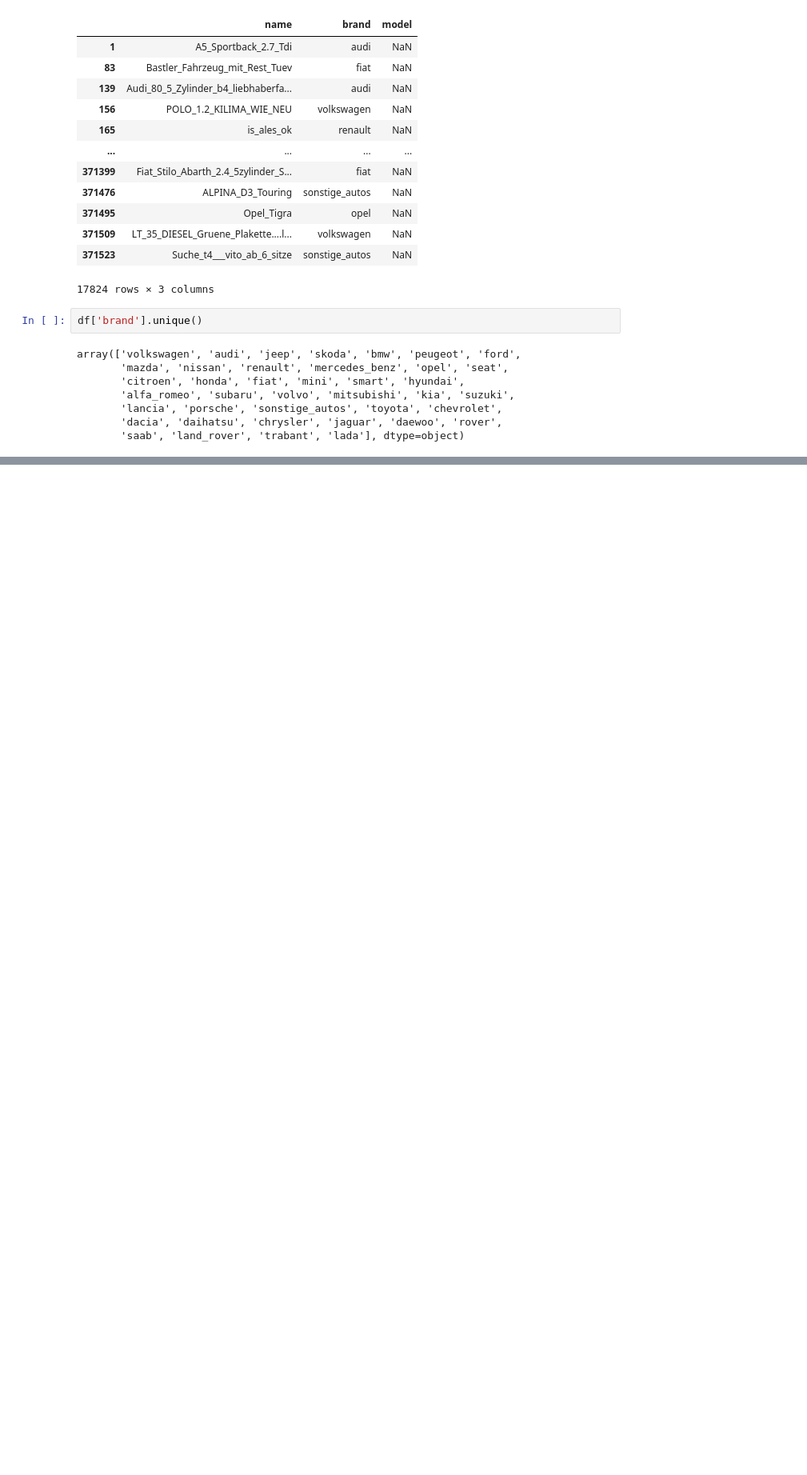
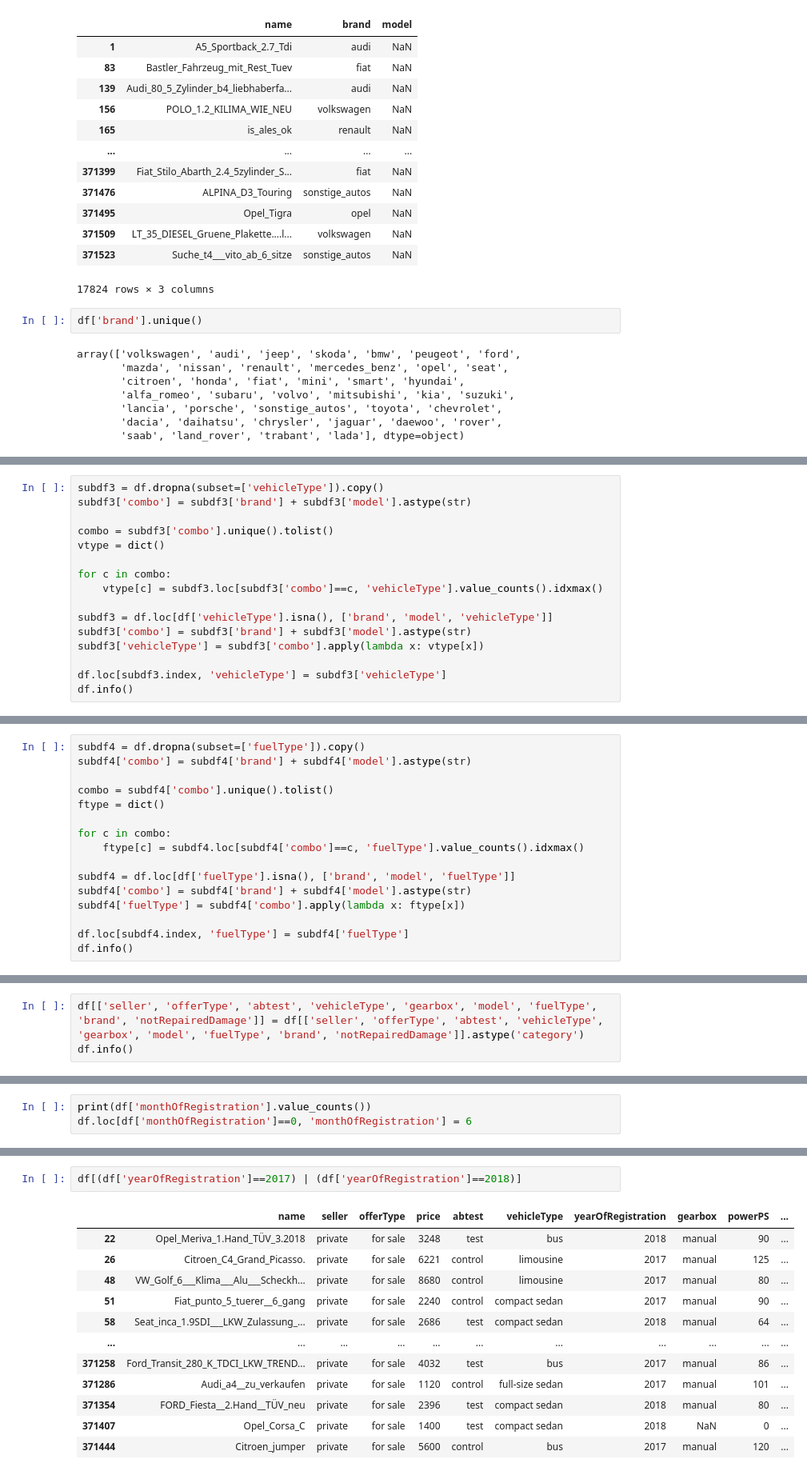
Before and after one commit to thomsu/Ebay-Car-Ads, a Jupyter notebook: CarRegression.ipynb, the cells around one changed output, grey strips where cells are left out. Shown at 80% size. Saved outputs shown, nothing was run; the diff lists cells and outputs as text; blank space fills up the shorter version.

Commit message:
fixing missing values

```diff
--- a/CarRegression.ipynb
+++ b/CarRegression.ipynb
@@ -370,0 +353,16 @@ subdf1[subdf1.isna().sum(axis=1)==5]
+# %%
+subdf3 = df.dropna(subset=['vehicleType']).copy()
+subdf3['combo'] = subdf3['brand'] + subdf3['model'].astype(str)
+
+combo = subdf3['combo'].unique().tolist()
+vtype = dict()
+
+for c in combo:
+    vtype[c] = subdf3.loc[subdf3['combo']==c, 'vehicleType'].value_counts().idxmax()
+
+subdf3 = df.loc[df['vehicleType'].isna(), ['brand', 'model', 'vehicleType']]
+subdf3['combo'] = subdf3['brand'] + subdf3['model'].astype(str)
+subdf3['vehicleType'] = subdf3['combo'].apply(lambda x: vtype[x])
+
+df.loc[subdf3.index, 'vehicleType'] = subdf3['vehicleType']
+df.info()
@@ -370,0 +387,16 @@ subdf1[subdf1.isna().sum(axis=1)==5]
+# %%
+subdf4 = df.dropna(subset=['fuelType']).copy()
+subdf4['combo'] = subdf4['brand'] + subdf4['model'].astype(str)
+
+combo = subdf4['combo'].unique().tolist()
+ftype = dict()
+
+for c in combo:
+    ftype[c] = subdf4.loc[subdf4['combo']==c, 'fuelType'].value_counts().idxmax()
+
+subdf4 = df.loc[df['fuelType'].isna(), ['brand', 'model', 'fuelType']]
+subdf4['combo'] = subdf4['brand'] + subdf4['model'].astype(str)
+subdf4['fuelType'] = subdf4['combo'].apply(lambda x: ftype[x])
+
+df.loc[subdf4.index, 'fuelType'] = subdf4['fuelType']
+df.info()
@@ -370,0 +421,3 @@ subdf1[subdf1.isna().sum(axis=1)==5]
+# %%
+df[['seller', 'offerType', 'abtest', 'vehicleType', 'gearbox', 'model', 'fuelType', 'brand', 'notRepairedDamage']] = df[['seller', 'offerType', 'abtest', 'vehicleType', 'gearbox', 'model', 'fuelType', 'brand', 'notRepairedDamage']].astype('category')
+df.info()
@@ -370,0 +442,3 @@ subdf1[subdf1.isna().sum(axis=1)==5]
+# %%
+print(df['monthOfRegistration'].value_counts())
+df.loc[df['monthOfRegistration']==0, 'monthOfRegistration'] = 6
@@ -370,0 +480,15 @@ subdf1[subdf1.isna().sum(axis=1)==5]
+# %%
+df[(df['yearOfRegistration']==2017) | (df['yearOfRegistration']==2018)]
+# %% [output]
+|  | name | seller | offerType | price | abtest | vehicleType | yearOfRegistration | gearbox | powerPS | ... |
+| 22 | Opel_Meriva_1.Hand_TÜV_3.2018 | private | for sale | 3248 | test | bus | 2018 | manual | 90 | ... |
+| 26 | Citroen_C4_Grand_Picasso. | private | for sale | 6221 | control | limousine | 2017 | manual | 125 | ... |
+| 48 | VW_Golf_6___Klima___Alu___Scheckh... | private | for sale | 8680 | control | limousine | 2017 | manual | 80 | ... |
+| 51 | Fiat_punto_5_tuerer__6_gang | private | for sale | 2240 | control | compact sedan | 2017 | manual | 90 | ... |
+| 58 | Seat_inca_1.9SDI___LKW_Zulassung_... | private | for sale | 2686 | test | compact sedan | 2018 | manual | 64 | ... |
+| ... | ... | ... | ... | ... | ... | ... | ... | ... | ... | ... |
+| 371258 | Ford_Transit_280_K_TDCI_LKW_TREND... | private | for sale | 4032 | test | bus | 2017 | manual | 86 | ... |
+| 371286 | Audi_a4__zu_verkaufen | private | for sale | 1120 | control | full-size sedan | 2017 | manual | 101 | ... |
+| 371354 | FORD_Fiesta__2.Hand__TÜV_neu | private | for sale | 2396 | test | compact sedan | 2018 | manual | 80 | ... |
+| 371407 | Opel_Corsa_C | private | for sale | 1400 | test | compact sedan | 2018 | NaN | 0 | ... |
+| 371444 | Citroen_jumper | private | for sale | 5600 | control | bus | 2017 | manual | 120 | ... |
```
Also changed, not shown: parts of 30 cells of this notebook.
